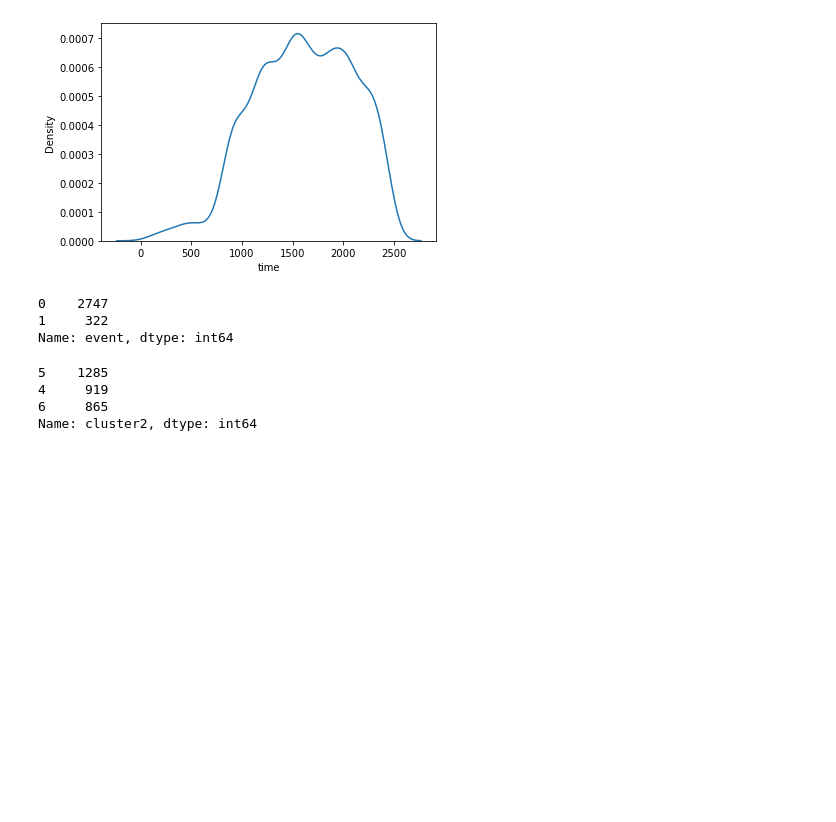
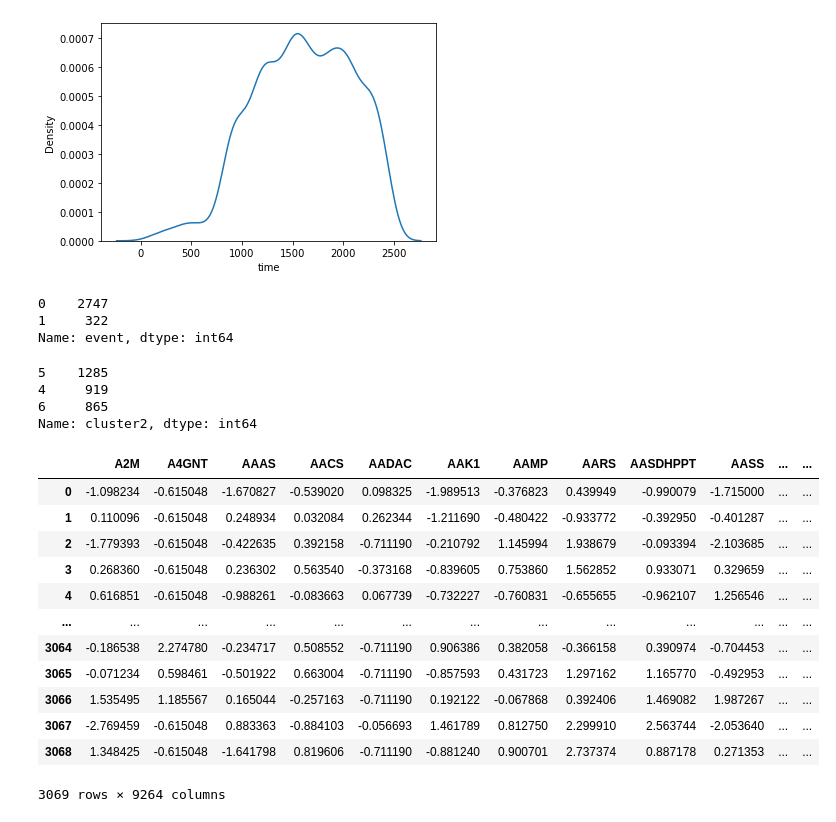
Before and after one commit to gilayache/Final-project-feature-selection-in-gene-expression, a Jupyter notebook: notebooks/EDA.ipynb, the cells around one changed output. Saved outputs shown, nothing was run; the diff lists cells and outputs as text; code cells hidden in the pictures; blank space fills up the shorter version.

```diff
--- a/notebooks/EDA.ipynb
+++ b/notebooks/EDA.ipynb
@@ -69,3 +69,19 @@ df.cluster2.value_counts()
 4     919
 6     865
 Name: cluster2, dtype: int64
+# %%
+df.iloc[:,1:-6]
+# %% [output]
+|  | A2M | A4GNT | AAAS | AACS | AADAC | AAK1 | AAMP | AARS | AASDHPPT | AASS | ... | ... |
+| 0 | -1.098234 | -0.615048 | -1.670827 | -0.539020 | 0.098325 | -1.989513 | -0.376823 | 0.439949 | -0.990079 | -1.715000 | ... | ... |
+| 1 | 0.110096 | -0.615048 | 0.248934 | 0.032084 | 0.262344 | -1.211690 | -0.480422 | -0.933772 | -0.392950 | -0.401287 | ... | ... |
+| 2 | -1.779393 | -0.615048 | -0.422635 | 0.392158 | -0.711190 | -0.210792 | 1.145994 | 1.938679 | -0.093394 | -2.103685 | ... | ... |
+| 3 | 0.268360 | -0.615048 | 0.236302 | 0.563540 | -0.373168 | -0.839605 | 0.753860 | 1.562852 | 0.933071 | 0.329659 | ... | ... |
+| 4 | 0.616851 | -0.615048 | -0.988261 | -0.083663 | 0.067739 | -0.732227 | -0.760831 | -0.655655 | -0.962107 | 1.256546 | ... | ... |
+| ... | ... | ... | ... | ... | ... | ... | ... | ... | ... | ... | ... | ... |
+| 3064 | -0.186538 | 2.274780 | -0.234717 | 0.508552 | -0.711190 | 0.906386 | 0.382058 | -0.366158 | 0.390974 | -0.704453 | ... | ... |
+| 3065 | -0.071234 | 0.598461 | -0.501922 | 0.663004 | -0.711190 | -0.857593 | 0.431723 | 1.297162 | 1.165770 | -0.492953 | ... | ... |
+| 3066 | 1.535495 | 1.185567 | 0.165044 | -0.257163 | -0.711190 | 0.192122 | -0.067868 | 0.392406 | 1.469082 | 1.987267 | ... | ... |
+| 3067 | -2.769459 | -0.615048 | 0.883363 | -0.884103 | -0.056693 | 1.461789 | 0.812750 | 2.299910 | 2.563744 | -2.053640 | ... | ... |
+| 3068 | 1.348425 | -0.615048 | -1.641798 | 0.819606 | -0.711190 | -0.881240 | 0.900701 | 2.737374 | 0.887178 | 0.271353 | ... | ... |
+3069 rows × 9264 columns
```
Also changed, not shown: 1 other file.
